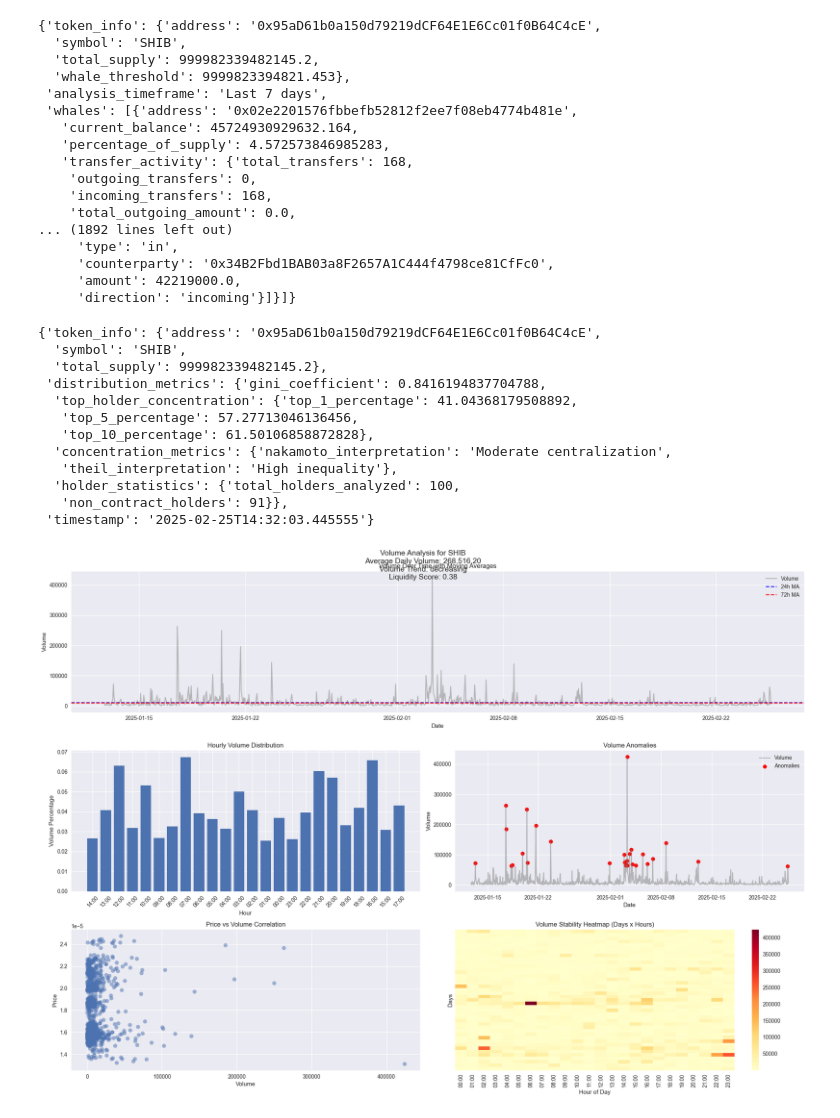
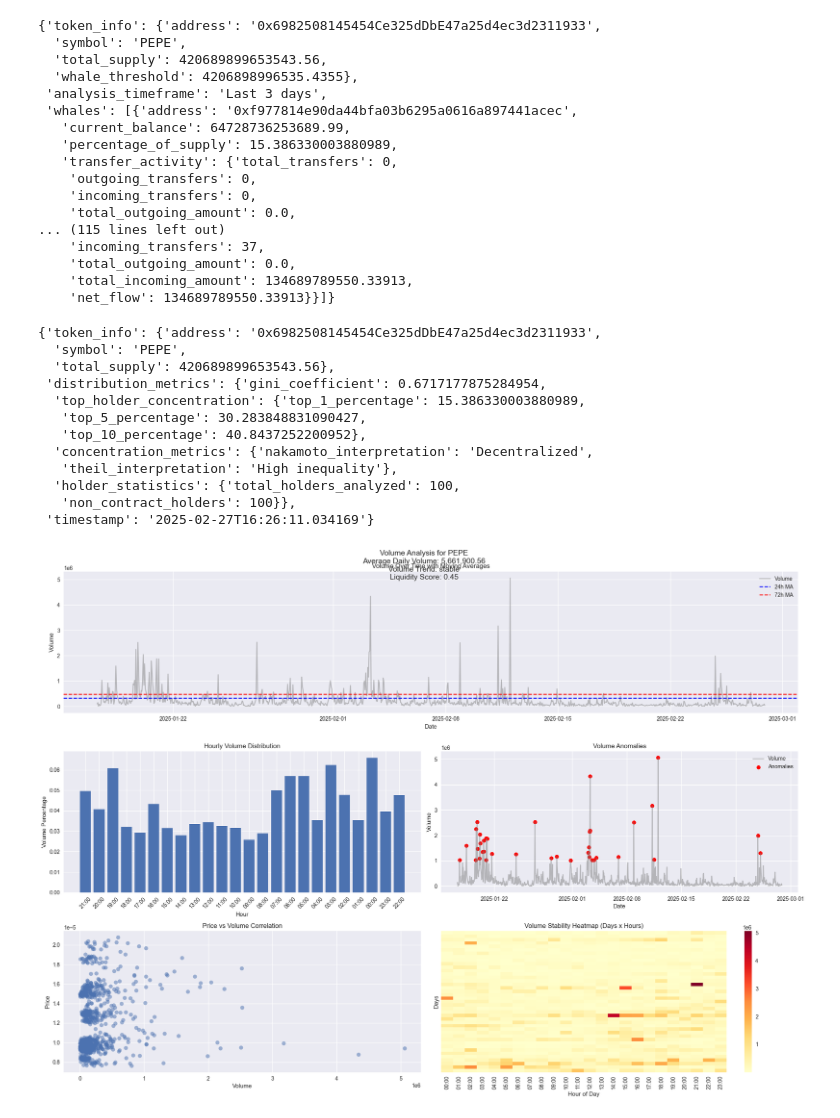
Before and after one commit to dxganta/defAI-Trading-Agent, a Jupyter notebook: bhorali/onchain_test.ipynb, the cells around one changed output. Drawn from its saved outputs; the diff is of its cells as text; code cells hidden in the pictures.

```diff
--- a/bhorali/onchain_test.ipynb
+++ b/bhorali/onchain_test.ipynb
@@ -1,52 +1,52 @@
 # %%
 from onchain.whales import monitor_whale_wallets
 
-SHIB_INU = "0x95aD61b0a150d79219dCF64E1E6Cc01f0B64C4cE"
+PEPE = "0x6982508145454Ce325dDbE47a25d4ec3d2311933"
 
-monitor_whale_wallets(SHIB_INU)
+monitor_whale_wallets("0x6982508145454Ce325dDbE47a25d4ec3d2311933", days=3)
 # %% [output]
-{'token_info': {'address': '0x95aD61b0a150d79219dCF64E1E6Cc01f0B64C4cE',
-  'symbol': 'SHIB',
-  'total_supply': 999982339482145.2,
-  'whale_threshold': 9999823394821.453},
- 'analysis_timeframe': 'Last 7 days',
- 'whales': [{'address': '0x02e2201576fbbefb52812f2ee7f08eb4774b481e',
-   'current_balance': 45724930929632.164,
-   'percentage_of_supply': 4.572573846985283,
-   'transfer_activity': {'total_transfers': 168,
+{'token_info': {'address': '0x6982508145454Ce325dDbE47a25d4ec3d2311933',
+  'symbol': 'PEPE',
+  'total_supply': 420689899653543.56,
+  'whale_threshold': 4206898996535.4355},
+ 'analysis_timeframe': 'Last 3 days',
+ 'whales': [{'address': '0xf977814e90da44bfa03b6295a0616a897441acec',
+   'current_balance': 64728736253689.99,
+   'percentage_of_supply': 15.386330003880989,
+   'transfer_activity': {'total_transfers': 0,
     'outgoing_transfers': 0,
-    'incoming_transfers': 168,
+    'incoming_transfers': 0,
     'total_outgoing_amount': 0.0,
-... (1892 lines left out)
-     'type': 'in',
-     'counterparty': '0x34B2Fbd1BAB03a8F2657A1C444f4798ce81CfFc0',
-     'amount': 42219000.0,
-     'direction': 'incoming'}]}]}
+... (115 lines left out)
+    'incoming_transfers': 37,
+    'total_outgoing_amount': 0.0,
+    'total_incoming_amount': 134689789550.33913,
+    'net_flow': 134689789550.33913}}]}
 # %%
 from onchain.token_distribution import analyze_token_distribution
 
-analyze_token_distribution(SHIB_INU)
+analyze_token_distribution("0x6982508145454Ce325dDbE47a25d4ec3d2311933")
 # %% [output]
-{'token_info': {'address': '0x95aD61b0a150d79219dCF64E1E6Cc01f0B64C4cE',
-  'symbol': 'SHIB',
-  'total_supply': 999982339482145.2},
- 'distribution_metrics': {'gini_coefficient': 0.8416194837704788,
-  'top_holder_concentration': {'top_1_percentage': 41.04368179508892,
-   'top_5_percentage': 57.27713046136456,
-   'top_10_percentage': 61.50106858872828},
-  'concentration_metrics': {'nakamoto_interpretation': 'Moderate centralization',
+{'token_info': {'address': '0x6982508145454Ce325dDbE47a25d4ec3d2311933',
+  'symbol': 'PEPE',
+  'total_supply': 420689899653543.56},
+ 'distribution_metrics': {'gini_coefficient': 0.6717177875284954,
+  'top_holder_concentration': {'top_1_percentage': 15.386330003880989,
+   'top_5_percentage': 30.283848831090427,
+   'top_10_percentage': 40.8437252200952},
+  'concentration_metrics': {'nakamoto_interpretation': 'Decentralized',
    'theil_interpretation': 'High inequality'},
   'holder_statistics': {'total_holders_analyzed': 100,
-   'non_contract_holders': 91}},
- 'timestamp': '2025-02-25T14:32:03.445555'}
+   'non_contract_holders': 100}},
+ 'timestamp': '2025-02-27T16:26:11.034169'}
 # %%
 from onchain.volume_pattern import *
 
 # Get data and analysis
-ohlcv_data = get_ohlcv_data(SHIB_INU)
-analysis = analyze_token_volume_comprehensive(SHIB_INU, ohlcv_data)
+ohlcv_data = get_ohlcv_data("0x6982508145454Ce325dDbE47a25d4ec3d2311933")
+analysis = analyze_token_volume_comprehensive("0x6982508145454Ce325dDbE47a25d4ec3d2311933", ohlcv_data)
 
 # Create visualizations
 visualize_volume_analysis(ohlcv_data, analysis)
 # %% [output]
-[figure, old version]
+[figure, new version]
```
Also changed, not shown: parts of 4 cells of this notebook, 6 other files.
